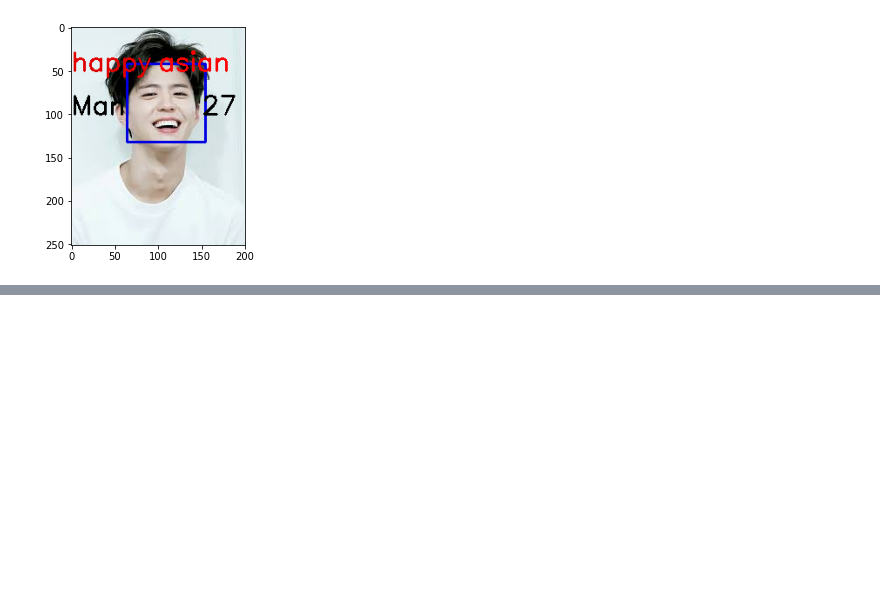
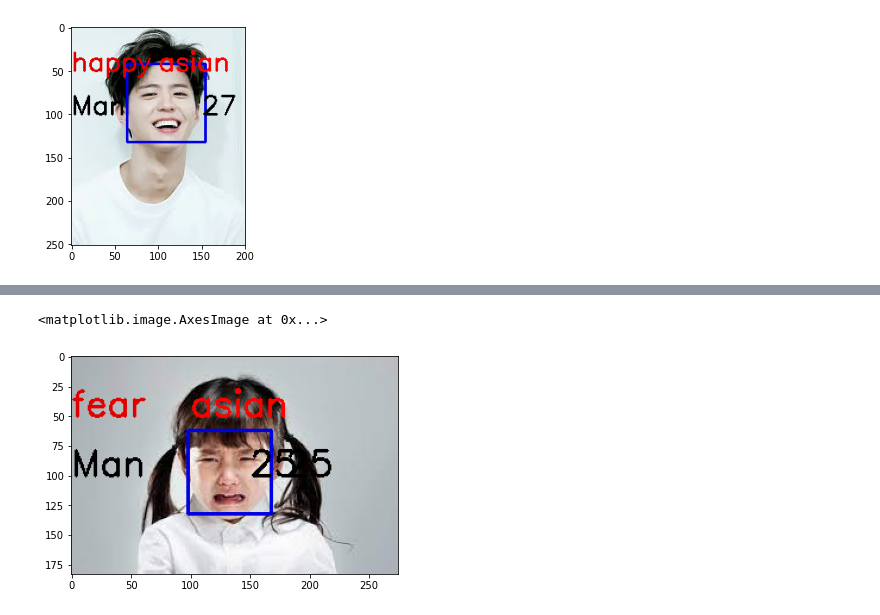
Before and after one commit to junseongwoo/Human_deep_detection, a Jupyter notebook: human_deep_detection.ipynb, the cells around one changed output, grey strips where cells are left out. Saved outputs shown, nothing was run; the diff lists cells and outputs as text; code cells hidden in the pictures; blank space fills up the shorter version.

```diff
--- a/human_deep_detection.ipynb
+++ b/human_deep_detection.ipynb
@@ -74,0 +104,16 @@ plt.imshow(color_img)
+# %%
+font = cv2.FONT_HERSHEY_SIMPLEX
+
+cv2.putText(color_img, prediction['dominant_emotion'], (0, 50), font, 1,
+(225,0,0), 2, cv2.LINE_4)
+cv2.putText(color_img, prediction['dominant_race'], (100, 50), font,  1,
+(255,0,0), 2, cv2.LINE_4)
+cv2.putText(color_img, prediction['gender'], (0, 100), font,  1,
+(0,0,0), 2, cv2.LINE_4)
+cv2.putText(color_img, str(prediction['age']), (180, 100), font,  1,
+(0,0,0), 2, cv2.LINE_4)
+
+plt.imshow(color_img)
+# %% [output]
+<matplotlib.image.AxesImage at 0x...>
+[figure, added]
```
Also changed, not shown: parts of 7 cells of this notebook.
